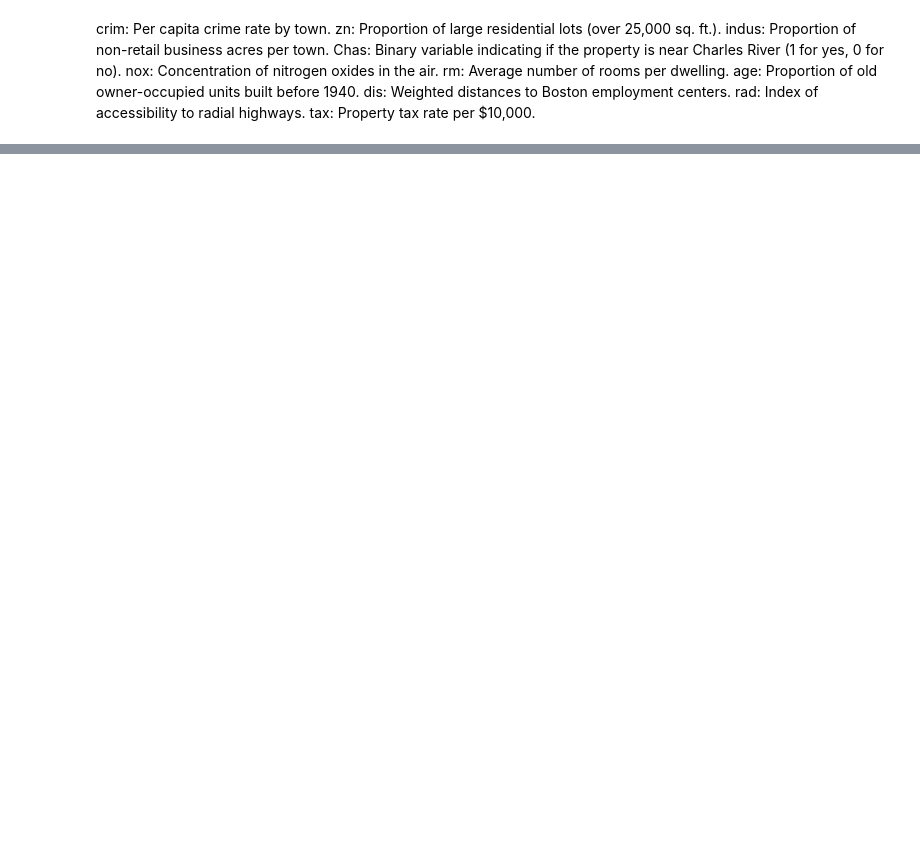
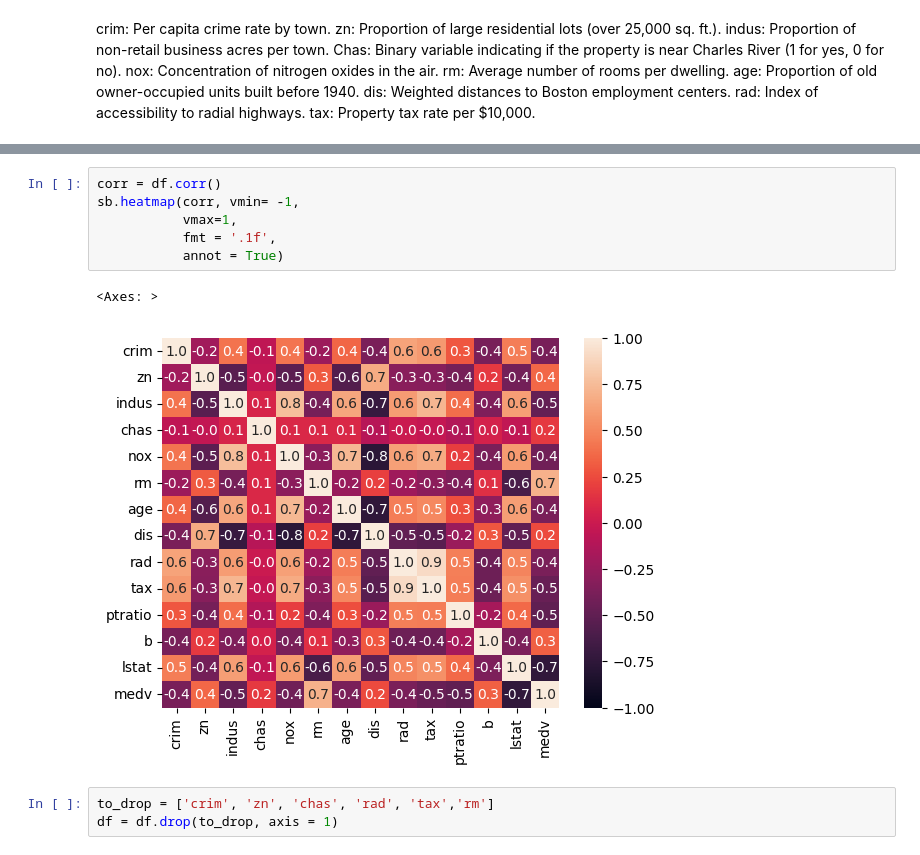
Before and after one commit to RonaldCrack10/Boston_House_Pricing_dataset, a Jupyter notebook: Regression Boston Housing.ipynb, the cells around one changed output, grey strips where cells are left out. Cells and saved outputs as stored; diff of their text form; blank space fills up the shorter version.

```diff
--- a/Regression Boston Housing.ipynb
+++ b/Regression Boston Housing.ipynb
@@ -103 +113,13 @@ sns.histplot(df)
+# %%
+corr = df.corr()
+sb.heatmap(corr, vmin= -1,
+           vmax=1,
+           fmt = '.1f',
+           annot = True)
+# %% [output]
+<Axes: >
+[figure, added]
+# %%
+to_drop = ['crim', 'zn', 'chas', 'rad', 'tax','rm']
+df = df.drop(to_drop, axis = 1)
 # %%
```
Also changed, not shown: parts of 16 cells of this notebook.
